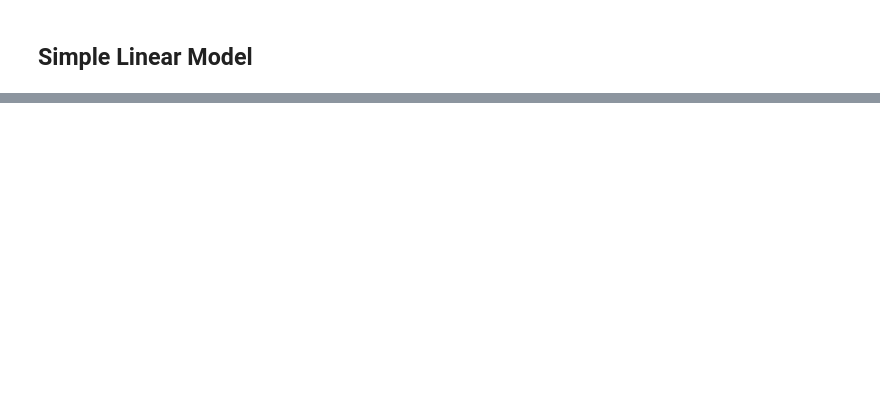
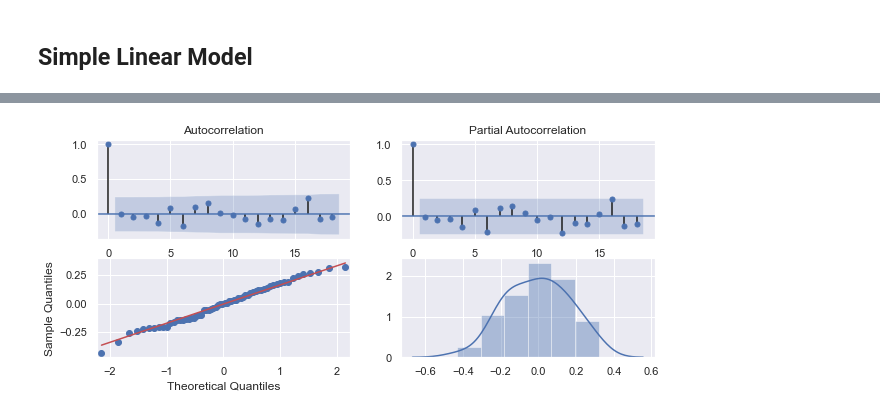
Before and after one commit to reneroliveira/Hurricane_Project, a Jupyter notebook: PowerDissipationIndex.ipynb, the cells around one changed output, grey strips where cells are left out. Cells and saved outputs as stored; diff of their text form; code cells hidden in the pictures; blank space fills up the shorter version.

```diff
--- a/PowerDissipationIndex.ipynb
+++ b/PowerDissipationIndex.ipynb
@@ -259,0 +268,3 @@ sns.distplot(model.resid, ax=axs[0]) #residuos aproximadamente normais
+# %%
+tsPDI = pd.DataFrame(Y, index = [dt.datetime(x, 1, 1) for x in mdr_annual.index], columns=["PDI"])
+tsPDI.head()
@@ -259,0 +278,5 @@ sns.distplot(model.resid, ax=axs[0]) #residuos aproximadamente normais
+# %%
+#Primeiro modelo: PDI como ARIMA(3,1,1)
+mod = sm.tsa.ARIMA(tsPDI, order=(3, 1, 1))
+modfit = mod.fit()
+modfit.summary()
@@ -259,0 +304,9 @@ sns.distplot(model.resid, ax=axs[0]) #residuos aproximadamente normais
+# %%
+fig, axs = plt.subplots(2,2, figsize = (10,4))
+plot_acf(modfit.resid, ax = axs[0, 0])
+plot_pacf(modfit.resid, ax = axs[0, 1])
+sm.qqplot(modfit.resid, dist=stats.norm, line="s", ax = axs[1, 0])
+sns.distplot(modfit.resid, ax = axs[1, 1])
+plt.show()# modfit.plot_diagnostics()
+# %% [output]
+[figure, added]
```
Also changed, not shown: parts of 57 cells of this notebook.
